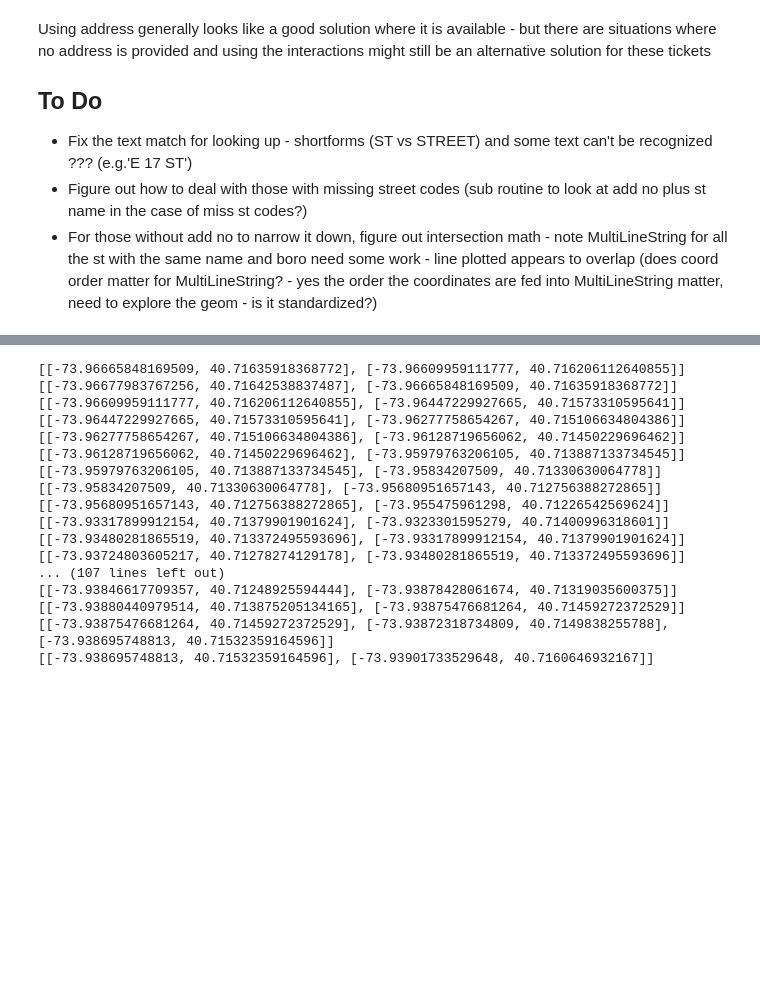
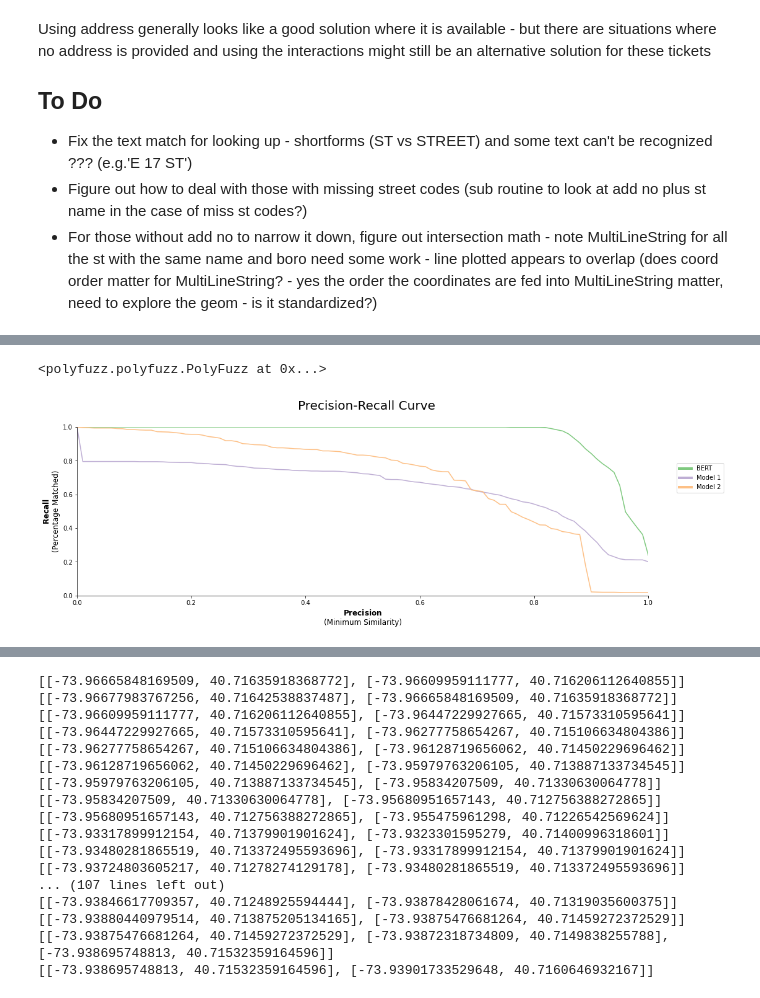
Before and after one commit to stuartong/streetsofnyc, a Jupyter notebook: TicketsCleaningStreetCode.ipynb, the cells around one changed output, grey strips where cells are left out. Saved outputs shown, nothing was run; the diff lists cells and outputs as text; code cells hidden in the pictures; blank space fills up the shorter version.

```diff
--- a/TicketsCleaningStreetCode.ipynb
+++ b/TicketsCleaningStreetCode.ipynb
@@ -324,0 +486,15 @@ Using address generally looks like a good solution where it is available - but t
+# %%
+embeddings = TransformerWordEmbeddings('bert-base-multilingual-cased')
+bert = Embeddings(embeddings, min_similarity=0, model_id="BERT")
+tfidf = TFIDF(min_similarity=0)
+edit = EditDistance()
+
+string_models = [bert, tfidf, edit]
+model = PolyFuzz(string_models)
+model.match(from_list_b1, match_list)
+# %% [output]
+<polyfuzz.polyfuzz.PolyFuzz at 0x...>
+# %%
+model.visualize_precision_recall()
+# %% [output]
+[figure, added]
```
Also changed, not shown: parts of 38 cells of this notebook.
